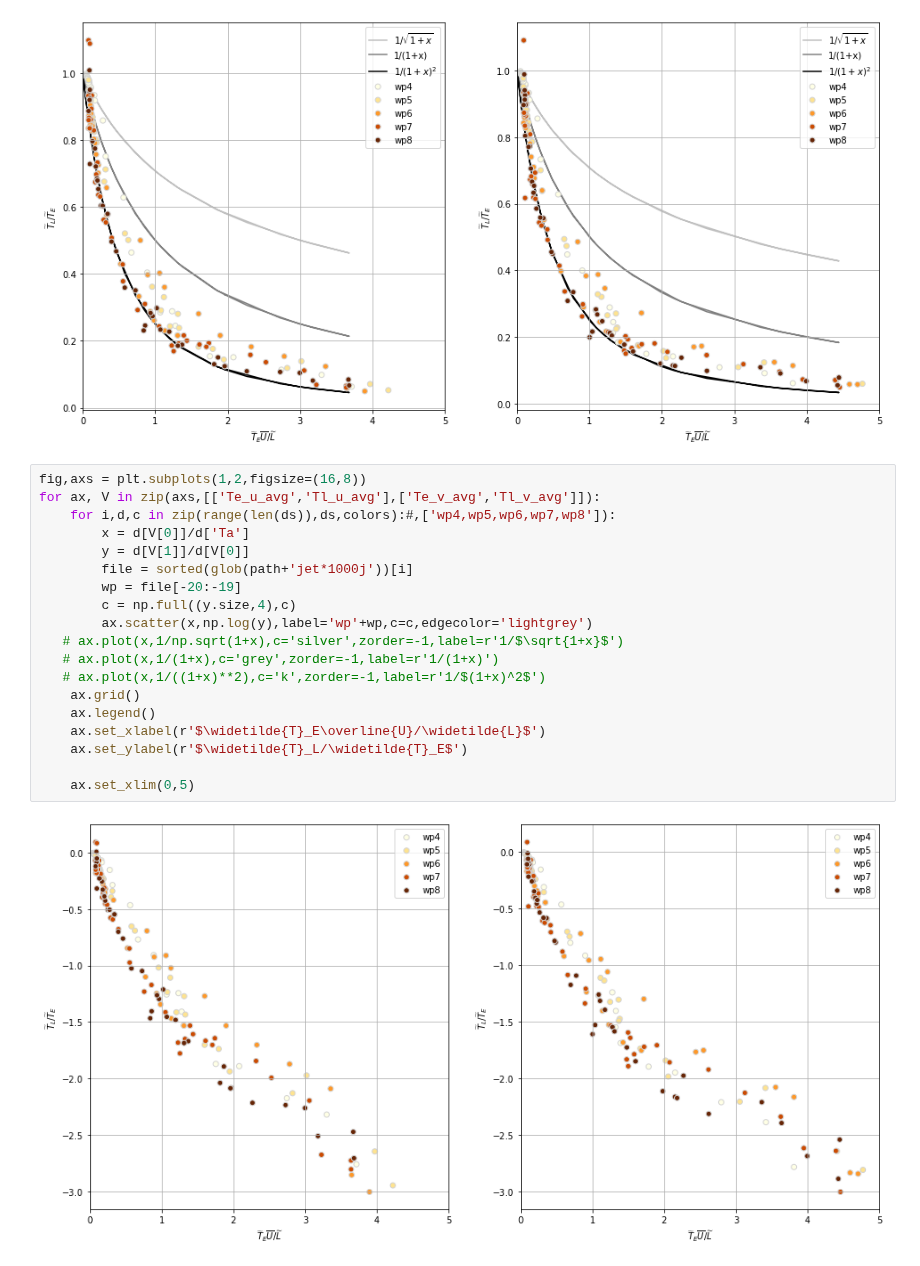
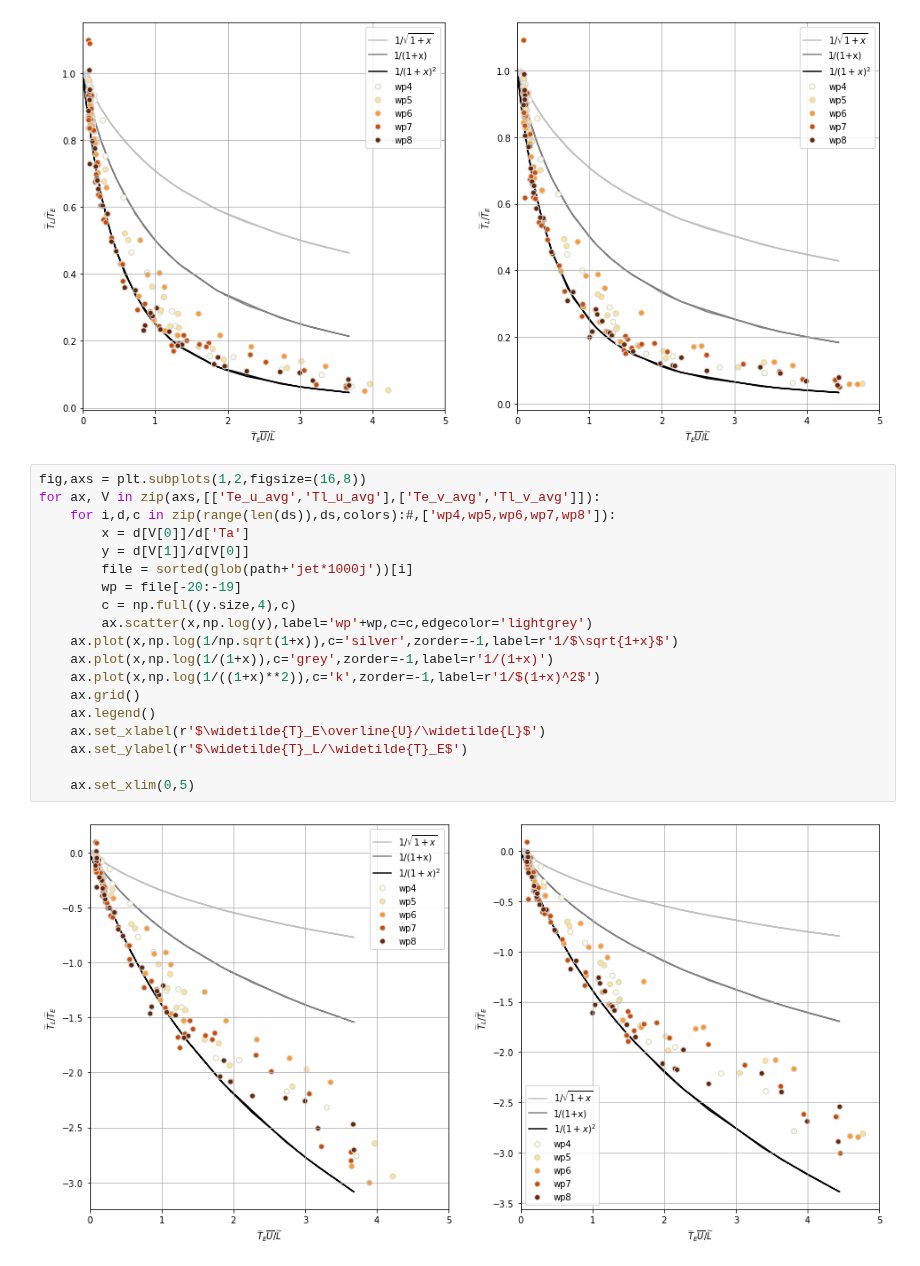
Before and after one commit to zcasparco/equinox_phd, a Jupyter notebook: synthesis/Synthesis_Tt_comp.ipynb, the cells around one changed output. Drawn from its saved outputs; the diff is of its cells as text.

```diff
--- a/synthesis/Synthesis_Tt_comp.ipynb
+++ b/synthesis/Synthesis_Tt_comp.ipynb
@@ -220,21 +220,21 @@ for ax, V in zip(axs,[['Te_u_avg','Tl_u_avg'],['Te_v_avg','Tl_v_avg']]):
 # %%
 fig,axs = plt.subplots(1,2,figsize=(16,8))
 for ax, V in zip(axs,[['Te_u_avg','Tl_u_avg'],['Te_v_avg','Tl_v_avg']]):
     for i,d,c in zip(range(len(ds)),ds,colors):#,['wp4,wp5,wp6,wp7,wp8']):
         x = d[V[0]]/d['Ta']
         y = d[V[1]]/d[V[0]]
         file = sorted(glob(path+'jet*1000j'))[i]
         wp = file[-20:-19]
         c = np.full((y.size,4),c)
         ax.scatter(x,np.log(y),label='wp'+wp,c=c,edgecolor='lightgrey')
-   # ax.plot(x,1/np.sqrt(1+x),c='silver',zorder=-1,label=r'1/$\sqrt{1+x}$')
-   # ax.plot(x,1/(1+x),c='grey',zorder=-1,label=r'1/(1+x)')
-   # ax.plot(x,1/((1+x)**2),c='k',zorder=-1,label=r'1/$(1+x)^2$')
+    ax.plot(x,np.log(1/np.sqrt(1+x)),c='silver',zorder=-1,label=r'1/$\sqrt{1+x}$')
+    ax.plot(x,np.log(1/(1+x)),c='grey',zorder=-1,label=r'1/(1+x)')
+    ax.plot(x,np.log(1/((1+x)**2)),c='k',zorder=-1,label=r'1/$(1+x)^2$')
     ax.grid()
     ax.legend()
     ax.set_xlabel(r'$\widetilde{T}_E\overline{U}/\widetilde{L}$')
     ax.set_ylabel(r'$\widetilde{T}_L/\widetilde{T}_E$')
 
     ax.set_xlim(0,5)
 # %% [output]
-[figure, old version]
+[figure, new version]
```
